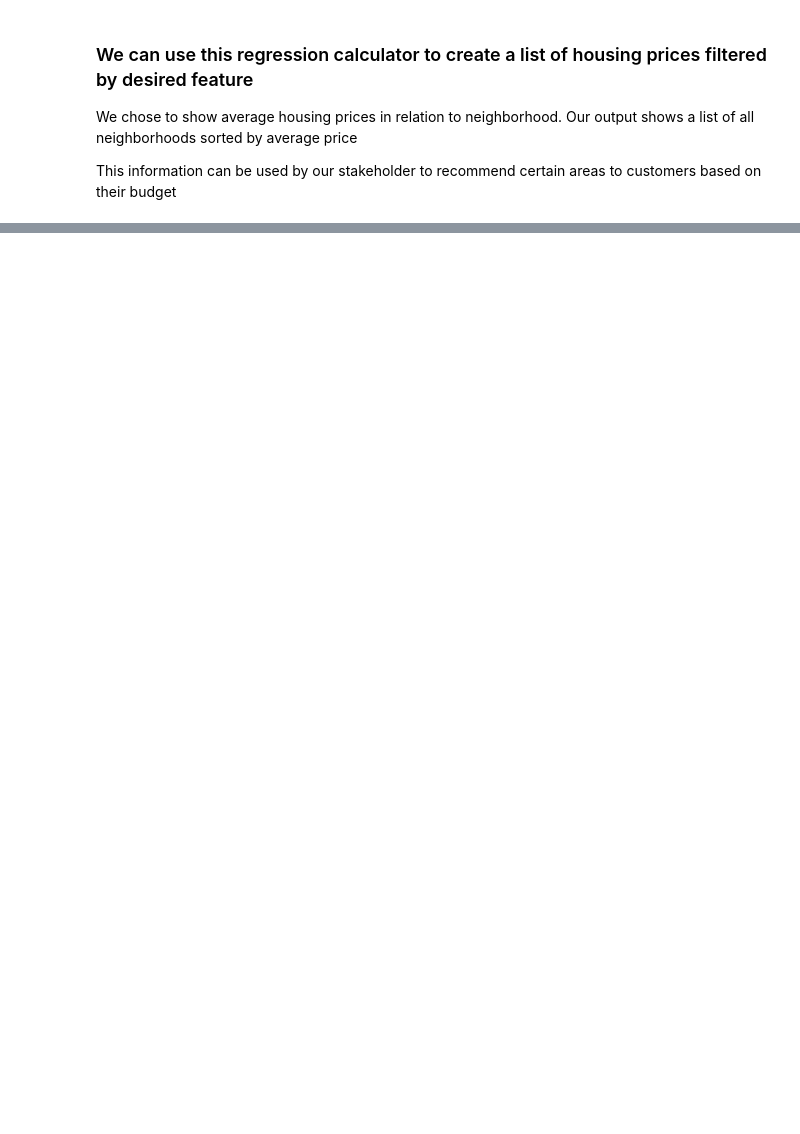
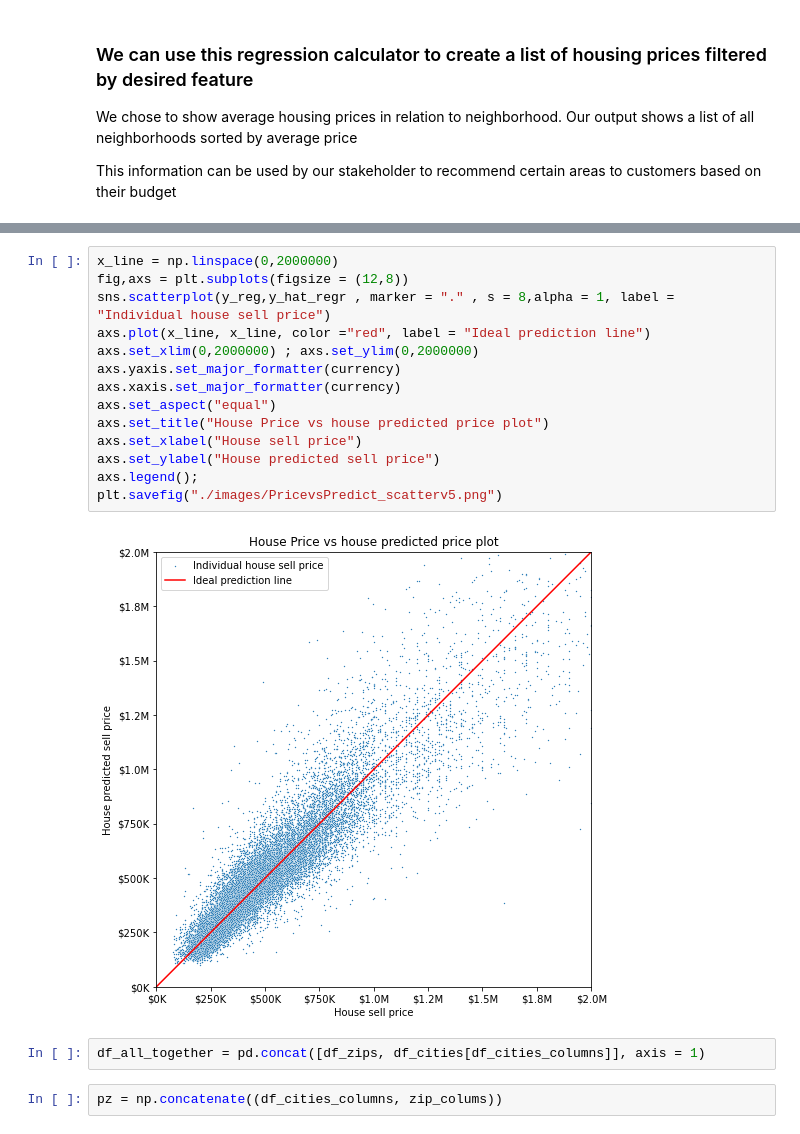
Before and after one commit to hannah-schurman/dsc-phase2-project, a Jupyter notebook: housing_sales_modeling.ipynb, the cells around one changed output, grey strips where cells are left out. Cells and saved outputs as stored; diff of their text form; blank space fills up the shorter version.

```diff
--- a/housing_sales_modeling.ipynb
+++ b/housing_sales_modeling.ipynb
@@ -1310,0 +1338,20 @@ Most_expensive_cities
+# %%
+x_line = np.linspace(0,2000000)
+fig,axs = plt.subplots(figsize = (12,8))
+sns.scatterplot(y_reg,y_hat_regr , marker = "." , s = 8,alpha = 1, label = "Individual house sell price")
+axs.plot(x_line, x_line, color ="red", label = "Ideal prediction line")
+axs.set_xlim(0,2000000) ; axs.set_ylim(0,2000000)
+axs.yaxis.set_major_formatter(currency)
+axs.xaxis.set_major_formatter(currency)
+axs.set_aspect("equal")
+axs.set_title("House Price vs house predicted price plot")
+axs.set_xlabel("House sell price")
+axs.set_ylabel("House predicted sell price")
+axs.legend();
+plt.savefig("./images/PricevsPredict_scatterv5.png")
+# %% [output]
+[figure, added]
+# %%
+df_all_together = pd.concat([df_zips, df_cities[df_cities_columns]], axis = 1)
+# %%
+pz = np.concatenate((df_cities_columns, zip_colums))
```
Also changed, not shown: parts of 34 cells of this notebook, 6 other files.
